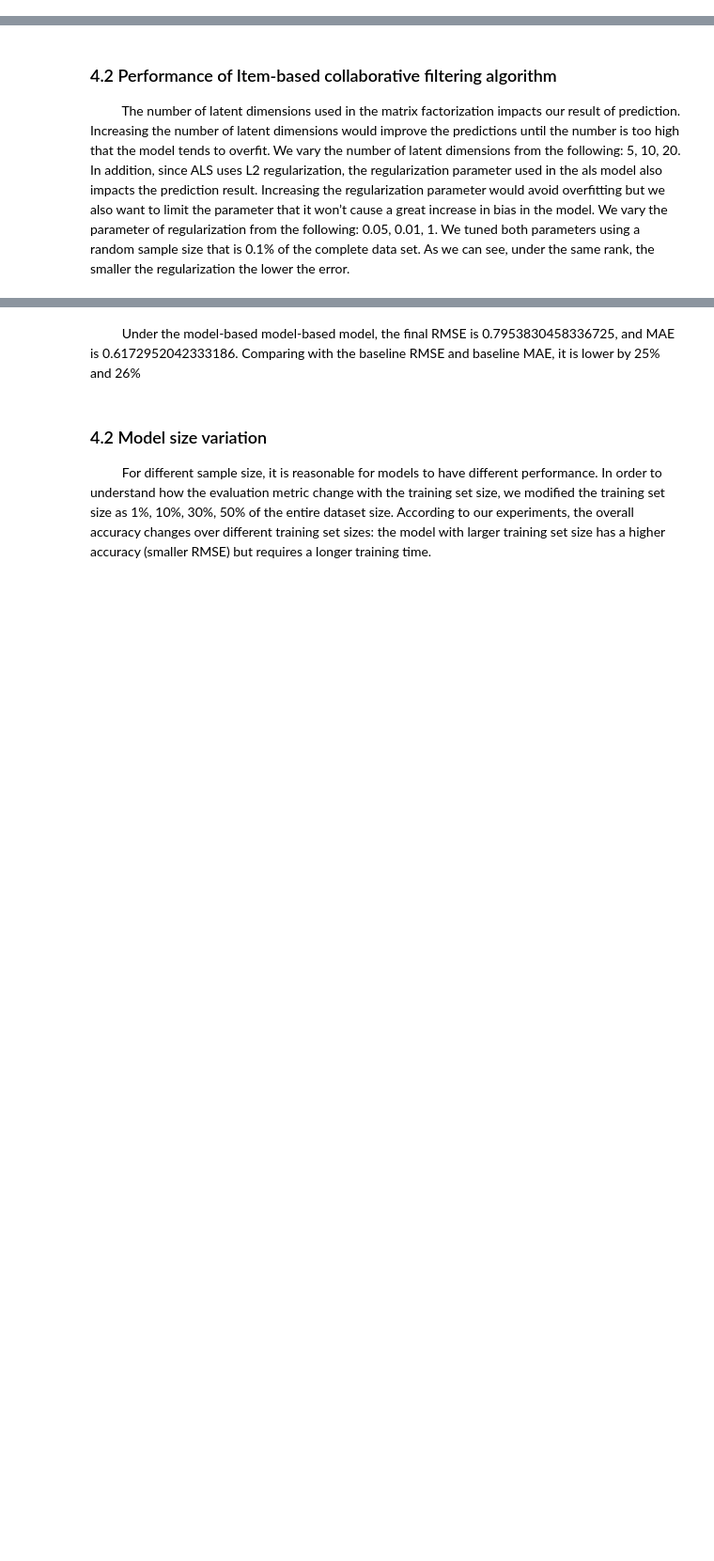
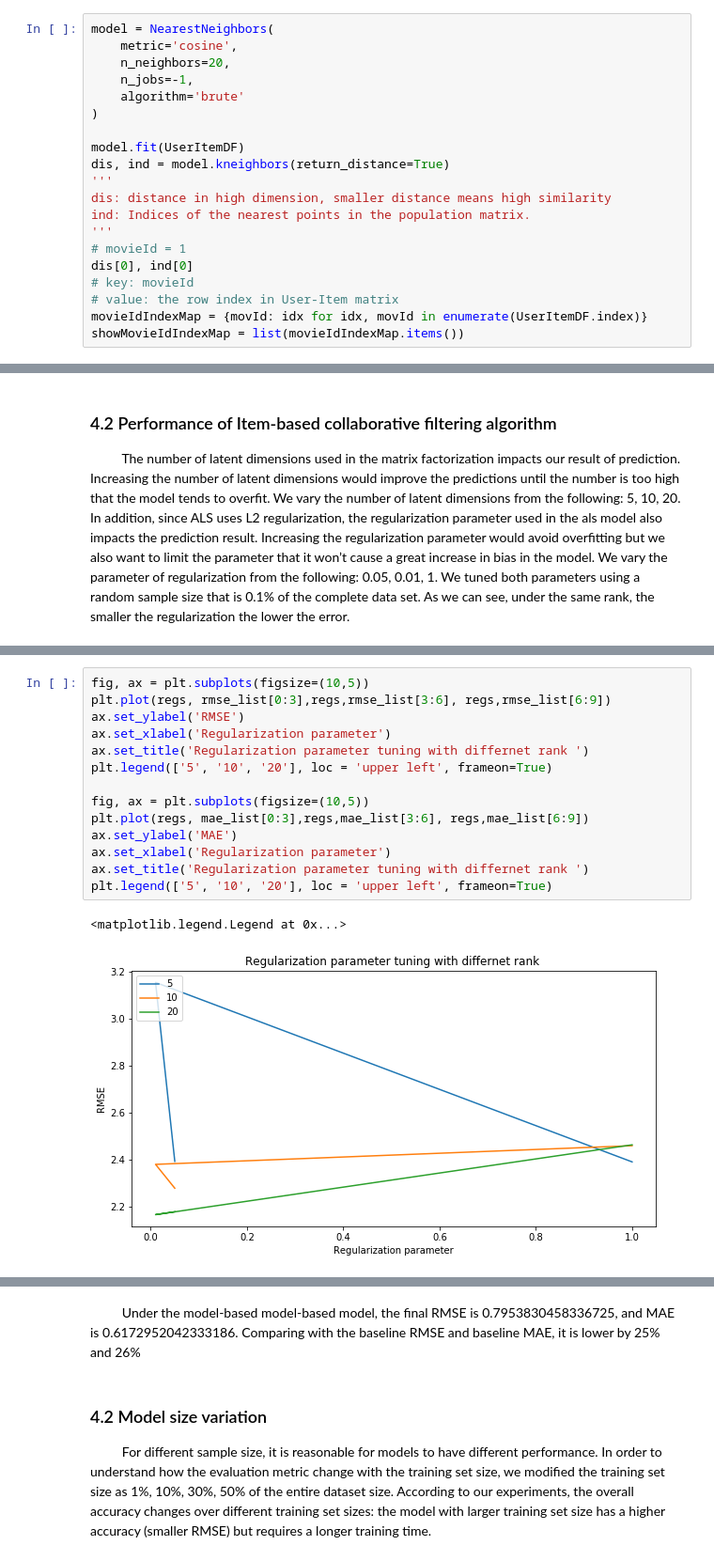
Before and after one commit to jingyouu/4571, a Jupyter notebook: Project1.ipynb, the cells around one changed output, grey strips where cells are left out. Shown at 94% size. Saved outputs shown, nothing was run; the diff lists cells and outputs as text; blank space fills up the shorter version.

```diff
--- a/Project1.ipynb
+++ b/Project1.ipynb
@@ -52,6 +120,26 @@ $\qquad$ Taking business concerns into considerations, we filter the dataset by
 2. Replace missing values ‘NAN’ with 0
 3. Calculate cosine similarity between two movies
 4. K-nearest neighbors algorithm: Find out the top N closest neighbors as peer set by using cosine similarity as distance
+# %%
+model = NearestNeighbors(
+    metric='cosine',
+    n_neighbors=20,
+    n_jobs=-1,
+    algorithm='brute'
+)
+
+model.fit(UserItemDF)
+dis, ind = model.kneighbors(return_distance=True)
+'''
+dis: distance in high dimension, smaller distance means high similarity
+ind: Indices of the nearest points in the population matrix.
+'''
+# movieId = 1
+dis[0], ind[0]
+# key: movieId
+# value: the row index in User-Item matrix
+movieIdIndexMap = {movId: idx for idx, movId in enumerate(UserItemDF.index)}
+showMovieIdIndexMap = list(movieIdIndexMap.items())
 # %% [markdown]
 #### iii. Predict ratings of unrated films for selected users ####
 $\qquad$ Predictions are calculated from the following equation: prediction rating equals the sum of item average rating and normalized weighted neighbors ratings using cosine similarity:
@@ -153,0 +440,17 @@ $\qquad$ The number of latent dimensions used in the matrix factorization impact
+# %%
+fig, ax = plt.subplots(figsize=(10,5))
+plt.plot(regs, rmse_list[0:3],regs,rmse_list[3:6], regs,rmse_list[6:9])
+ax.set_ylabel('RMSE')
+ax.set_xlabel('Regularization parameter')
+ax.set_title('Regularization parameter tuning with differnet rank ')
+plt.legend(['5', '10', '20'], loc = 'upper left', frameon=True)
+
+fig, ax = plt.subplots(figsize=(10,5))
+plt.plot(regs, mae_list[0:3],regs,mae_list[3:6], regs,mae_list[6:9])
+ax.set_ylabel('MAE')
+ax.set_xlabel('Regularization parameter')
+ax.set_title('Regularization parameter tuning with differnet rank ')
+plt.legend(['5', '10', '20'], loc = 'upper left', frameon=True)
+# %% [output]
+<matplotlib.legend.Legend at 0x...>
+[figure, added]
```
Also changed, not shown: parts of 8 cells of this notebook.
